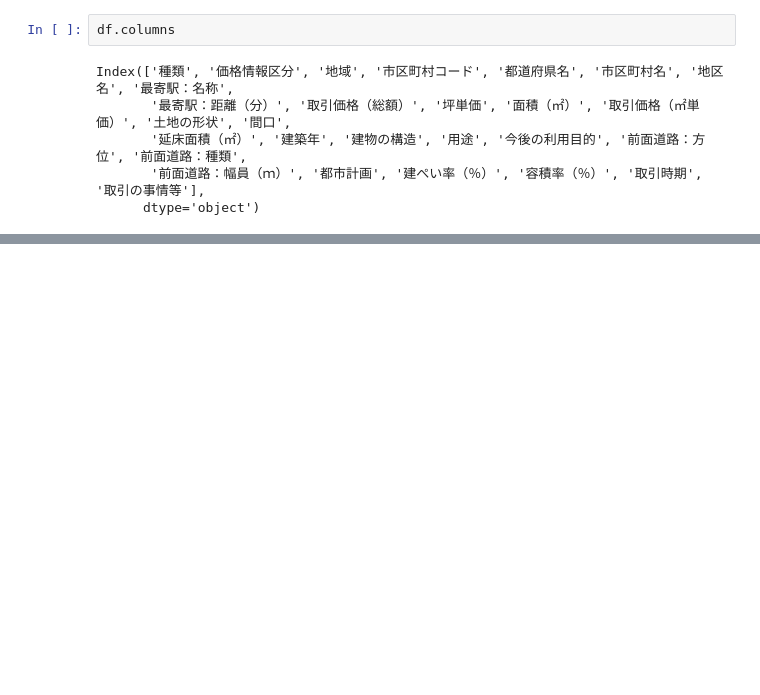
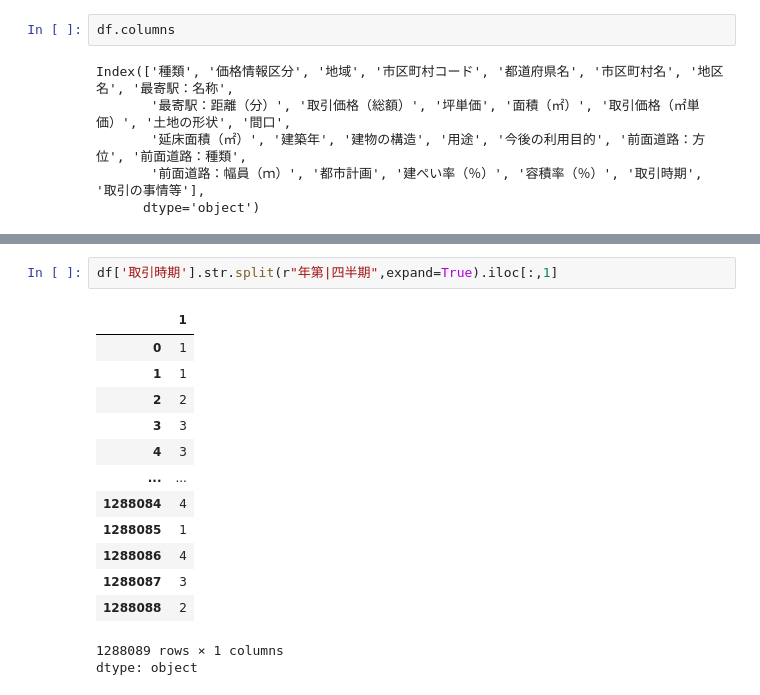
Before and after one commit to shun0109/colab, a Jupyter notebook: processing.ipynb, the cells around one changed output, grey strips where cells are left out. Saved outputs shown, nothing was run; the diff lists cells and outputs as text; blank space fills up the shorter version.

```diff
--- a/processing.ipynb
+++ b/processing.ipynb
@@ -76,0 +85,17 @@ Index(['種類', '価格情報区分', '地域', '市区町村コード', '都
+# %%
+df['取引時期'].str.split(r"年第|四半期",expand=True).iloc[:,1]
+# %% [output]
+|  | 1 |
+| 0 | 1 |
+| 1 | 1 |
+| 2 | 2 |
+| 3 | 3 |
+| 4 | 3 |
+| ... | ... |
+| 1288084 | 4 |
+| 1288085 | 1 |
+| 1288086 | 4 |
+| 1288087 | 3 |
+| 1288088 | 2 |
+1288089 rows × 1 columns
+dtype: object
```
Also changed, not shown: parts of 19 cells of this notebook.
